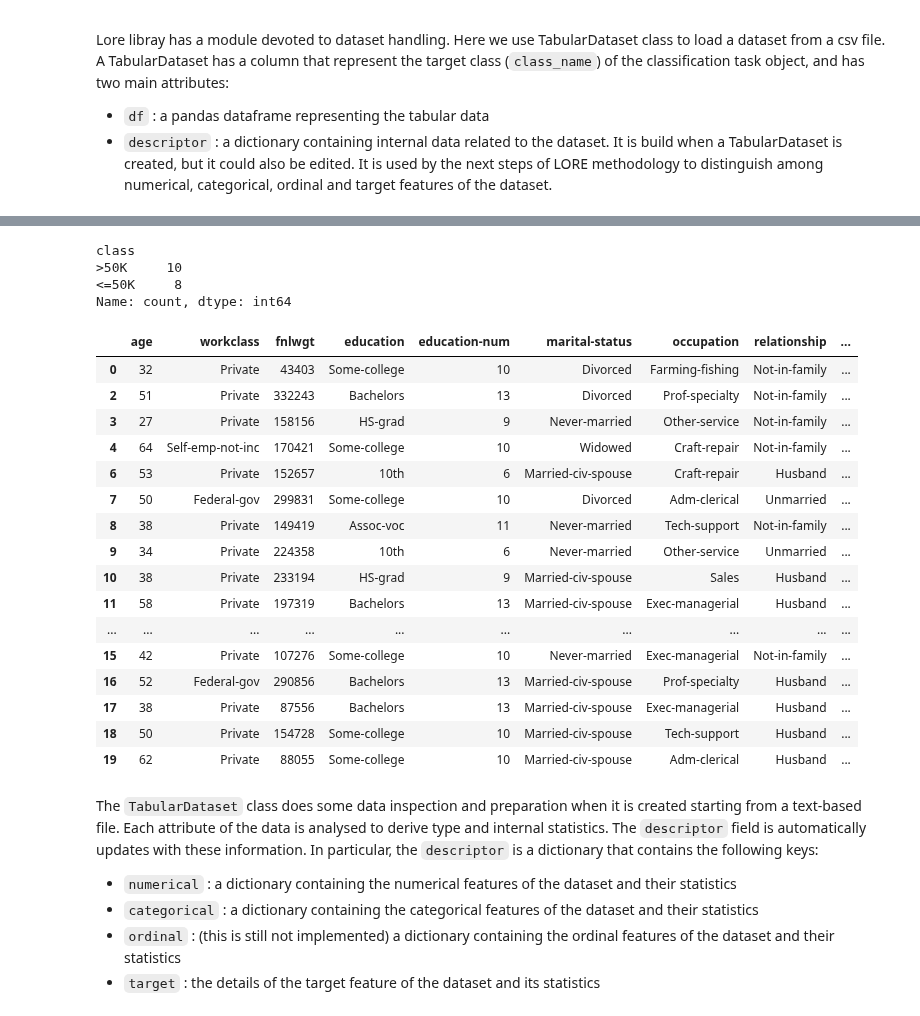
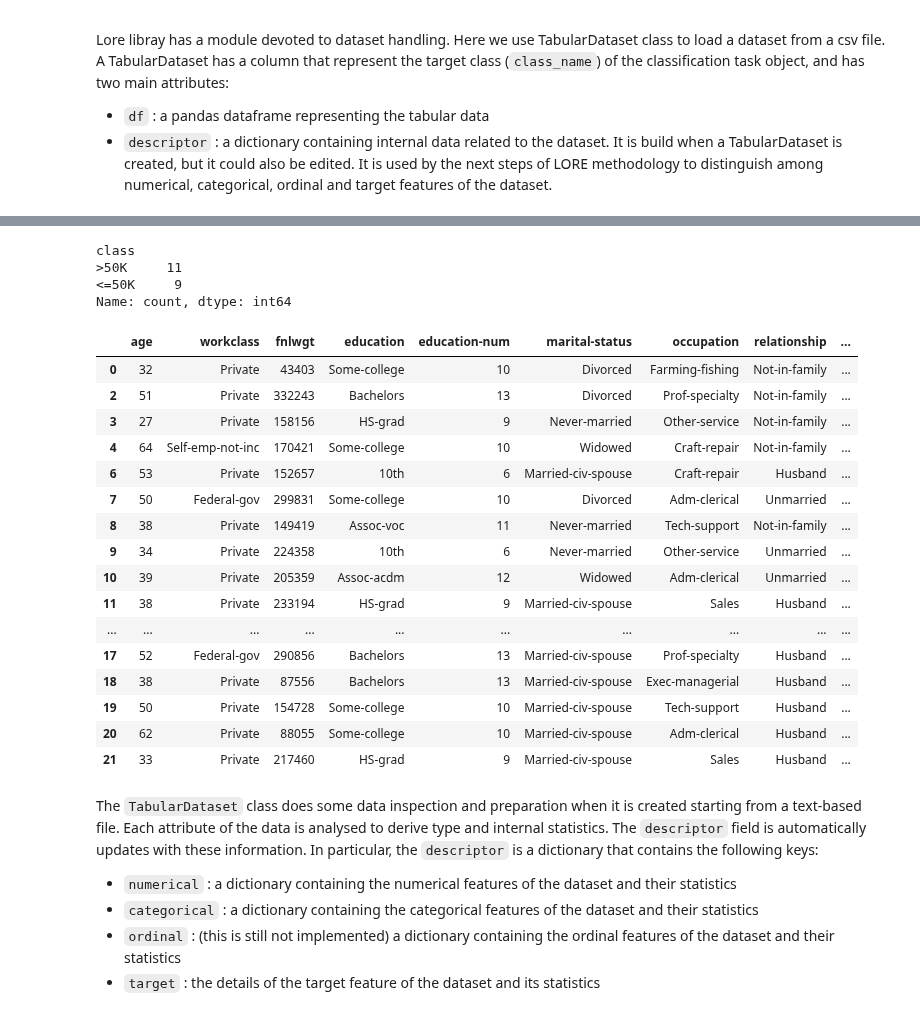
Before and after one commit to pablopalacios23/LORE_sa, a Jupyter notebook: LORE_Tutorial_Adult.ipynb, the cells around one changed output, grey strips where cells are left out. Drawn from its saved outputs; the diff is of its cells as text; code cells hidden in the pictures.

```diff
--- a/LORE_Tutorial_Adult.ipynb
+++ b/LORE_Tutorial_Adult.ipynb
@@ -28,7 +28,7 @@ df = pd.read_csv('test/resources/adult.csv')
 df.columns = df.columns.str.strip()  # Elimina espacios en los nombres de las columnas
 
 # Asegurar que cada clase tiene exactamente 5 muestras (o todas las que existan si hay menos de 5)
-df_small = df.groupby("class", group_keys=False).apply(lambda x: x.sample(n=10, random_state=42)).reset_index(drop=True)
+df_small = df.groupby("class", group_keys=False).apply(lambda x: x.sample(n=11, random_state=42)).reset_index(drop=True)
 
 # Guardar el nuevo dataset reducido
 df_small.to_csv('test/resources/adult_small.csv', index=False)
@@ -48,24 +50,24 @@ dataset.df  # Mostrar el dataset reducido
 class
->50K     10
-<=50K     8
+>50K     11
+<=50K     9
 Name: count, dtype: int64
 |  | age | workclass | fnlwgt | education | education-num | marital-status | occupation | relationship | ... |
 | 0 | 32 | Private | 43403 | Some-college | 10 | Divorced | Farming-fishing | Not-in-family | ... |
 | 2 | 51 | Private | 332243 | Bachelors | 13 | Divorced | Prof-specialty | Not-in-family | ... |
 | 3 | 27 | Private | 158156 | HS-grad | 9 | Never-married | Other-service | Not-in-family | ... |
 | 4 | 64 | Self-emp-not-inc | 170421 | Some-college | 10 | Widowed | Craft-repair | Not-in-family | ... |
 | 6 | 53 | Private | 152657 | 10th | 6 | Married-civ-spouse | Craft-repair | Husband | ... |
 | 7 | 50 | Federal-gov | 299831 | Some-college | 10 | Divorced | Adm-clerical | Unmarried | ... |
 | 8 | 38 | Private | 149419 | Assoc-voc | 11 | Never-married | Tech-support | Not-in-family | ... |
 | 9 | 34 | Private | 224358 | 10th | 6 | Never-married | Other-service | Unmarried | ... |
-| 10 | 38 | Private | 233194 | HS-grad | 9 | Married-civ-spouse | Sales | Husband | ... |
-| 11 | 58 | Private | 197319 | Bachelors | 13 | Married-civ-spouse | Exec-managerial | Husband | ... |
+| 10 | 39 | Private | 205359 | Assoc-acdm | 12 | Widowed | Adm-clerical | Unmarried | ... |
+| 11 | 38 | Private | 233194 | HS-grad | 9 | Married-civ-spouse | Sales | Husband | ... |
 | ... | ... | ... | ... | ... | ... | ... | ... | ... | ... |
-| 15 | 42 | Private | 107276 | Some-college | 10 | Never-married | Exec-managerial | Not-in-family | ... |
-| 16 | 52 | Federal-gov | 290856 | Bachelors | 13 | Married-civ-spouse | Prof-specialty | Husband | ... |
-| 17 | 38 | Private | 87556 | Bachelors | 13 | Married-civ-spouse | Exec-managerial | Husband | ... |
-| 18 | 50 | Private | 154728 | Some-college | 10 | Married-civ-spouse | Tech-support | Husband | ... |
-| 19 | 62 | Private | 88055 | Some-college | 10 | Married-civ-spouse | Adm-clerical | Husband | ... |
+| 17 | 52 | Federal-gov | 290856 | Bachelors | 13 | Married-civ-spouse | Prof-specialty | Husband | ... |
+| 18 | 38 | Private | 87556 | Bachelors | 13 | Married-civ-spouse | Exec-managerial | Husband | ... |
+| 19 | 50 | Private | 154728 | Some-college | 10 | Married-civ-spouse | Tech-support | Husband | ... |
+| 20 | 62 | Private | 88055 | Some-college | 10 | Married-civ-spouse | Adm-clerical | Husband | ... |
+| 21 | 33 | Private | 217460 | HS-grad | 9 | Married-civ-spouse | Sales | Husband | ... |
 # %% [markdown]
 The `TabularDataset` class does some data inspection and preparation when it is created starting from a text-based file. Each attribute of the data is analysed to derive type and internal statistics. The `descriptor` field is automatically updates with these information. In particular, the `descriptor` is a dictionary that contains the following keys:
 - `numerical` : a dictionary containing the numerical features of the dataset and their statistics
```
Also changed, not shown: parts of 6 cells of this notebook, 5 other files.
